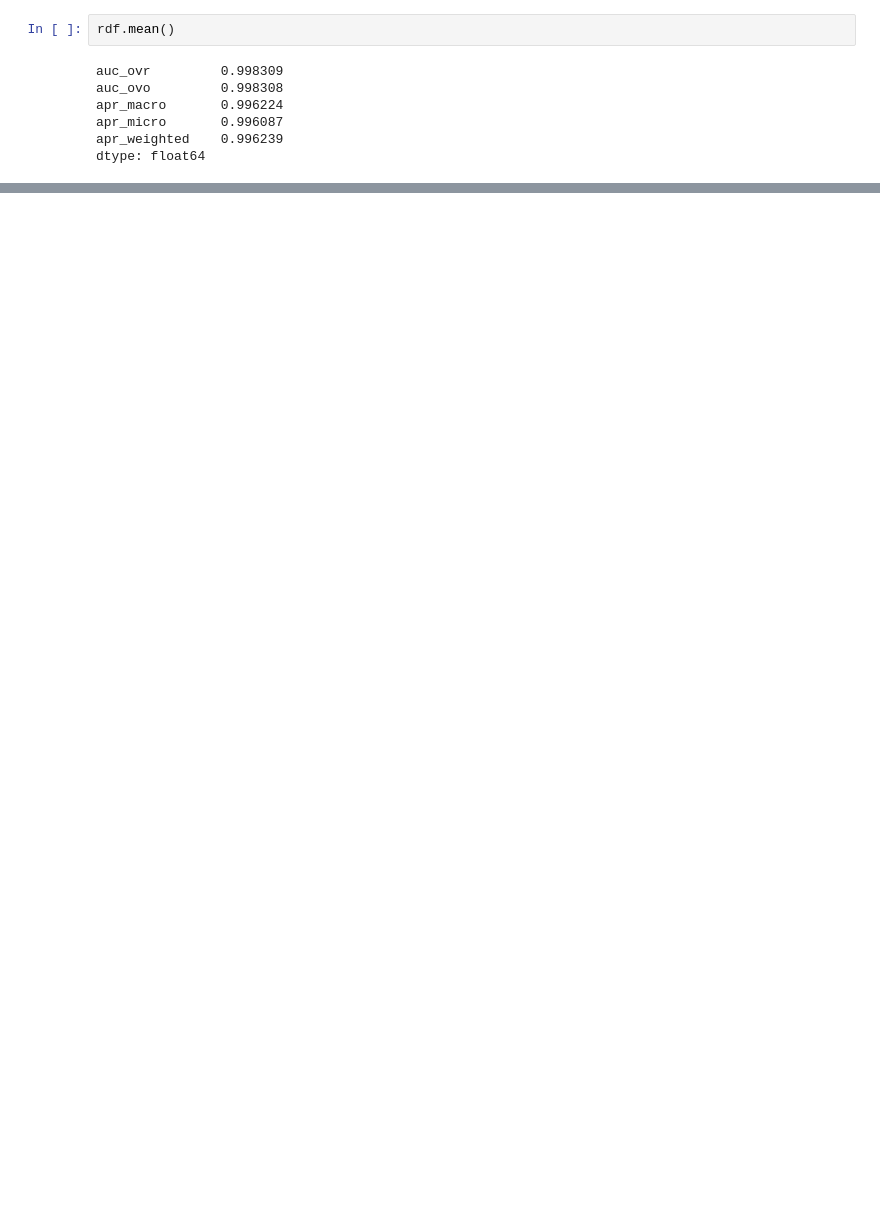
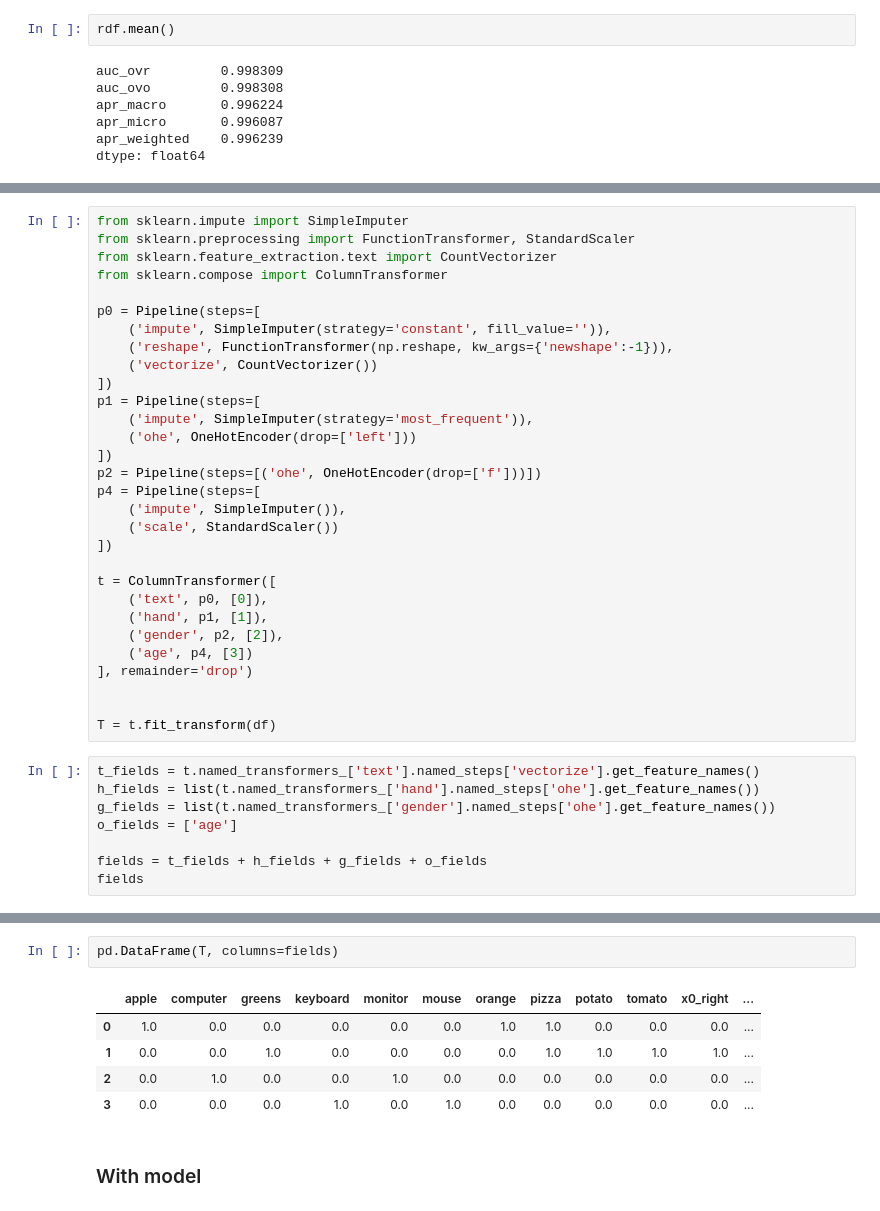
Before and after one commit to oneoffcoder/books, a Jupyter notebook: sphinx/scikit-intro/source/hyperparam-tuning.ipynb, the cells around one changed output, grey strips where cells are left out. Cells and saved outputs as stored; diff of their text form; blank space fills up the shorter version.

```diff
--- a/sphinx/scikit-intro/source/hyperparam-tuning.ipynb
+++ b/sphinx/scikit-intro/source/hyperparam-tuning.ipynb
@@ -520,0 +503,38 @@ dtype: float64
+# %%
+from sklearn.impute import SimpleImputer
+from sklearn.preprocessing import FunctionTransformer, StandardScaler
+from sklearn.feature_extraction.text import CountVectorizer
+from sklearn.compose import ColumnTransformer
+
+p0 = Pipeline(steps=[
+    ('impute', SimpleImputer(strategy='constant', fill_value='')),
+    ('reshape', FunctionTransformer(np.reshape, kw_args={'newshape':-1})),
+    ('vectorize', CountVectorizer())
+])
+p1 = Pipeline(steps=[
+    ('impute', SimpleImputer(strategy='most_frequent')),
+    ('ohe', OneHotEncoder(drop=['left']))
+])
+p2 = Pipeline(steps=[('ohe', OneHotEncoder(drop=['f']))])
+p4 = Pipeline(steps=[
+    ('impute', SimpleImputer()),
+    ('scale', StandardScaler())
+])
+
+t = ColumnTransformer([
+    ('text', p0, [0]),
+    ('hand', p1, [1]),
+    ('gender', p2, [2]),
+    ('age', p4, [3])
+], remainder='drop')
+
+
+T = t.fit_transform(df)
+# %%
+t_fields = t.named_transformers_['text'].named_steps['vectorize'].get_feature_names()
+h_fields = list(t.named_transformers_['hand'].named_steps['ohe'].get_feature_names())
+g_fields = list(t.named_transformers_['gender'].named_steps['ohe'].get_feature_names())
+o_fields = ['age']
+
+fields = t_fields + h_fields + g_fields + o_fields
+fields
@@ -520,0 +555,10 @@ dtype: float64
+# %%
+pd.DataFrame(T, columns=fields)
+# %% [output]
+|  | apple | computer | greens | keyboard | monitor | mouse | orange | pizza | potato | tomato | x0_right | ... |
+| 0 | 1.0 | 0.0 | 0.0 | 0.0 | 0.0 | 0.0 | 1.0 | 1.0 | 0.0 | 0.0 | 0.0 | ... |
+| 1 | 0.0 | 0.0 | 1.0 | 0.0 | 0.0 | 0.0 | 0.0 | 1.0 | 1.0 | 1.0 | 1.0 | ... |
+| 2 | 0.0 | 1.0 | 0.0 | 0.0 | 1.0 | 0.0 | 0.0 | 0.0 | 0.0 | 0.0 | 0.0 | ... |
+| 3 | 0.0 | 0.0 | 0.0 | 1.0 | 0.0 | 1.0 | 0.0 | 0.0 | 0.0 | 0.0 | 0.0 | ... |
+# %% [markdown]
+### With model
```
Also changed, not shown: parts of 20 cells of this notebook.
